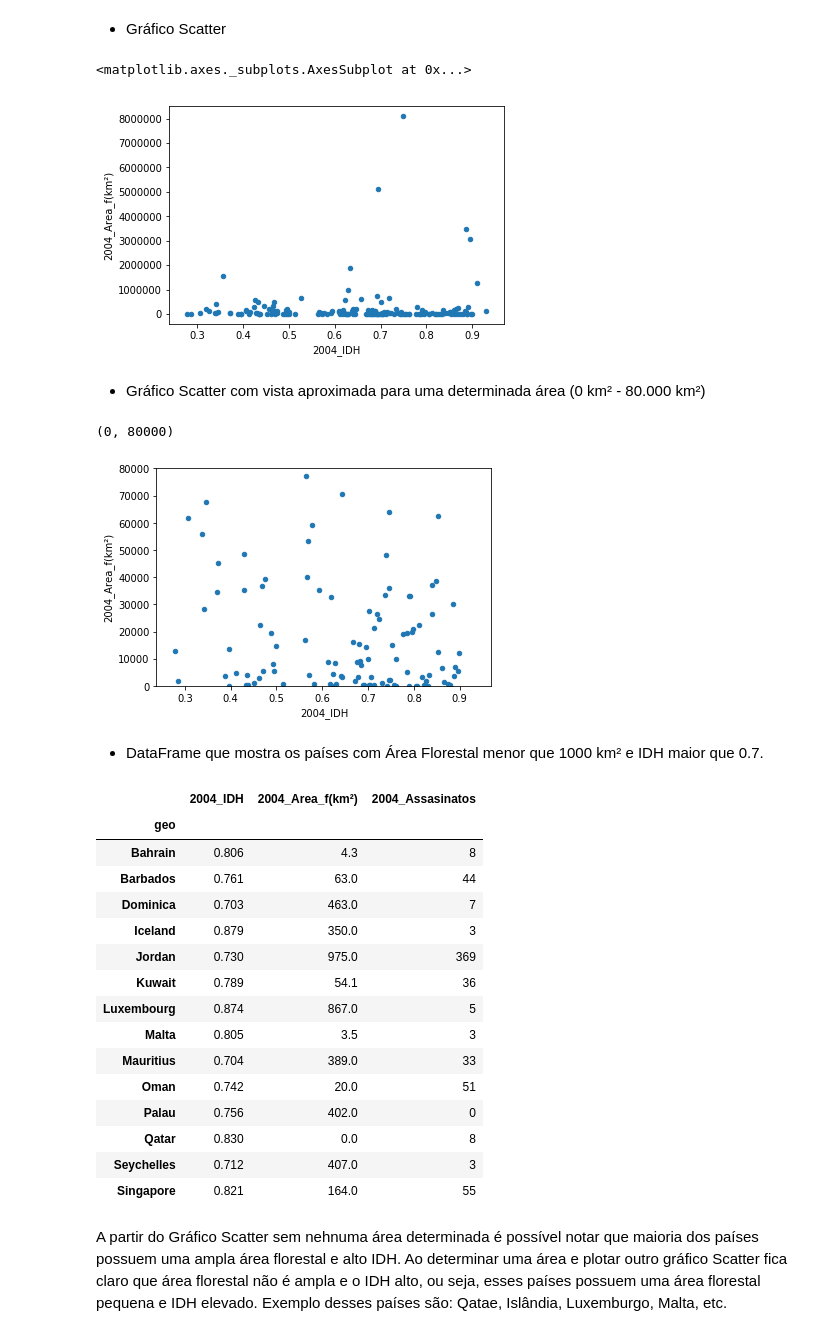
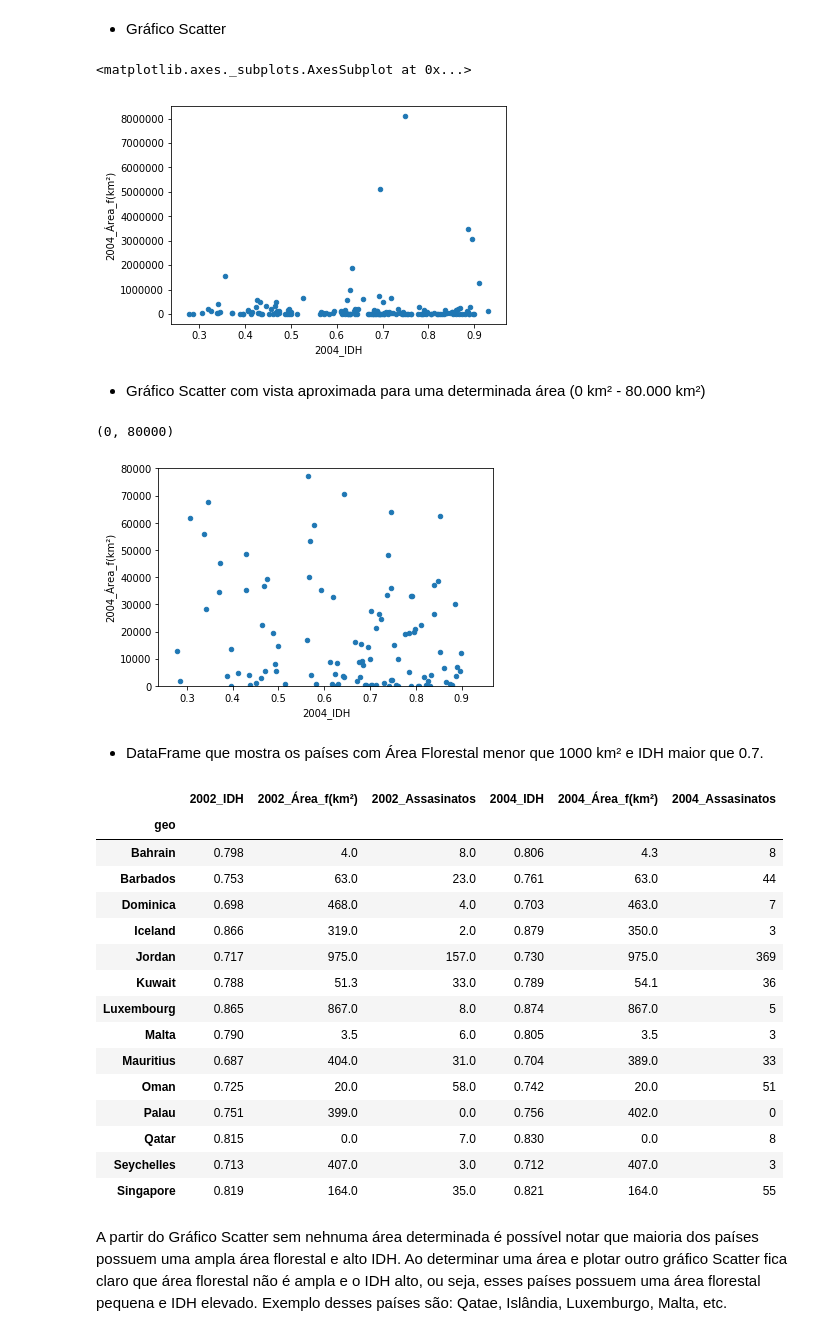
Before and after one commit to BeatrizAlexandre/Projeto_1, a Jupyter notebook: Projeto 1 Beatriz Alexandre.ipynb, the cells around one changed output. Saved outputs shown, nothing was run; the diff lists cells and outputs as text; code cells hidden in the pictures.

```diff
--- a/Projeto 1 Beatriz Alexandre.ipynb
+++ b/Projeto 1 Beatriz Alexandre.ipynb
@@ -117,0 +294,3 @@ area_florestal_idx.head(10)
+# %%
+area_florestal_2_idx = area_florestal_2002.set_index('geo').add_suffix('_Área_f(km²)')
+area_florestal_2_idx
@@ -117,0 +319,3 @@ area_florestal_idx.head(10)
+# %%
+area_florestal_4_idx = area_florestal_2004.set_index('geo').add_suffix('_Área_f(km²)')
+area_florestal_4_idx
@@ -122 +344,7 @@ dados=IDH_idx.join(area_florestal_idx, how='inner', lsuffix='_IDH', rsuffix='_Ar
+# %%
+dados=IDH_2_idx.join(area_florestal_2_idx, how='inner')
+dados1=dados.join(assasinatos_2_idx, how='inner')
+dados2=dados1.join(IDH_4_idx, how='inner')
+dados3=dados2.join(area_florestal_4_idx,how='inner')
+dados4=dados3.join(assasinatos_4_idx,how='inner')
 # %%
@@ -136,4 +362,4 @@ dados1=dados.join(assasinatos_idx, how='inner', lsuffix='_IDH', rsuffix='_Assasi
 # %%
-data = dados1.dropna()
+data = dados4.dropna()
 data.head()
 # %% [output]
@@ -191,39 +417,39 @@ Este gráfico mostra que há uma linha de tendência na relação entre o IDH e
 # %% [markdown]
 * Gráfico Scatter
 # %%
-data.plot.scatter(x="2004_IDH", y ='2004_Area_f(km²)')
+data.plot.scatter(x="2004_IDH", y ='2004_Área_f(km²)')
 # %% [output]
 <matplotlib.axes._subplots.AxesSubplot at 0x...>
-[figure, old version]
+[figure, new version]
 # %% [markdown]
 * Gráfico Scatter com vista aproximada para uma determinada área (0 km² - 80.000 km²)
 # %%
-plotando = data.plot.scatter(x ='2004_IDH', y = '2004_Area_f(km²)')
+plotando = data.plot.scatter(x ='2004_IDH', y = '2004_Área_f(km²)')
 plt.ylim((0,80000))
 # %% [output]
 (0, 80000)
-[figure, old version]
+[figure, new version]
 # %% [markdown]
 * DataFrame que mostra os países com Área Florestal menor que 1000 km² e IDH maior que 0.7.
 # %%
-data[(data['2004_Area_f(km²)'] <= 1000) & (data['2004_IDH'] >= 0.7)]
+data[(data['2004_Área_f(km²)'] <= 1000) & (data['2004_IDH'] >= 0.7)]
 # %% [output]
-|  | 2004_IDH | 2004_Area_f(km²) | 2004_Assasinatos |
-| geo |  |  |  |
-| Bahrain | 0.806 | 4.3 | 8 |
-| Barbados | 0.761 | 63.0 | 44 |
-| Dominica | 0.703 | 463.0 | 7 |
-| Iceland | 0.879 | 350.0 | 3 |
-| Jordan | 0.730 | 975.0 | 369 |
-| Kuwait | 0.789 | 54.1 | 36 |
-| Luxembourg | 0.874 | 867.0 | 5 |
-| Malta | 0.805 | 3.5 | 3 |
-| Mauritius | 0.704 | 389.0 | 33 |
-| Oman | 0.742 | 20.0 | 51 |
-| Palau | 0.756 | 402.0 | 0 |
-| Qatar | 0.830 | 0.0 | 8 |
-| Seychelles | 0.712 | 407.0 | 3 |
-| Singapore | 0.821 | 164.0 | 55 |
+|  | 2002_IDH | 2002_Área_f(km²) | 2002_Assasinatos | 2004_IDH | 2004_Área_f(km²) | 2004_Assasinatos |
+| geo |  |  |  |  |  |  |
+| Bahrain | 0.798 | 4.0 | 8.0 | 0.806 | 4.3 | 8 |
+| Barbados | 0.753 | 63.0 | 23.0 | 0.761 | 63.0 | 44 |
+| Dominica | 0.698 | 468.0 | 4.0 | 0.703 | 463.0 | 7 |
+| Iceland | 0.866 | 319.0 | 2.0 | 0.879 | 350.0 | 3 |
+| Jordan | 0.717 | 975.0 | 157.0 | 0.730 | 975.0 | 369 |
+| Kuwait | 0.788 | 51.3 | 33.0 | 0.789 | 54.1 | 36 |
+| Luxembourg | 0.865 | 867.0 | 8.0 | 0.874 | 867.0 | 5 |
+| Malta | 0.790 | 3.5 | 6.0 | 0.805 | 3.5 | 3 |
+| Mauritius | 0.687 | 404.0 | 31.0 | 0.704 | 389.0 | 33 |
+| Oman | 0.725 | 20.0 | 58.0 | 0.742 | 20.0 | 51 |
+| Palau | 0.751 | 399.0 | 0.0 | 0.756 | 402.0 | 0 |
+| Qatar | 0.815 | 0.0 | 7.0 | 0.830 | 0.0 | 8 |
+| Seychelles | 0.713 | 407.0 | 3.0 | 0.712 | 407.0 | 3 |
+| Singapore | 0.819 | 164.0 | 35.0 | 0.821 | 164.0 | 55 |
 # %% [markdown]
 A partir do Gráfico Scatter sem nehnuma área determinada é possível notar que maioria dos países possuem uma ampla área florestal e alto IDH. Ao determinar uma área e plotar outro gráfico Scatter fica claro que área florestal não é ampla e o IDH alto, ou seja, esses países possuem uma área florestal pequena e IDH elevado. Exemplo desses países são: Qatae, Islândia, Luxemburgo, Malta, etc.
 # %% [markdown]
```
Also changed, not shown: parts of 58 cells of this notebook, 2 other files.
